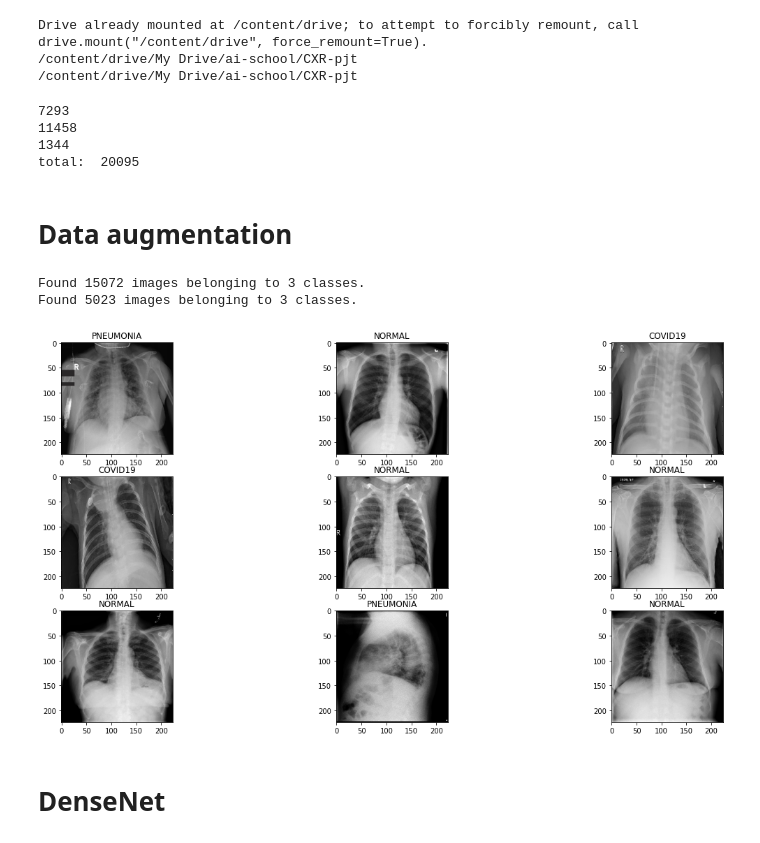
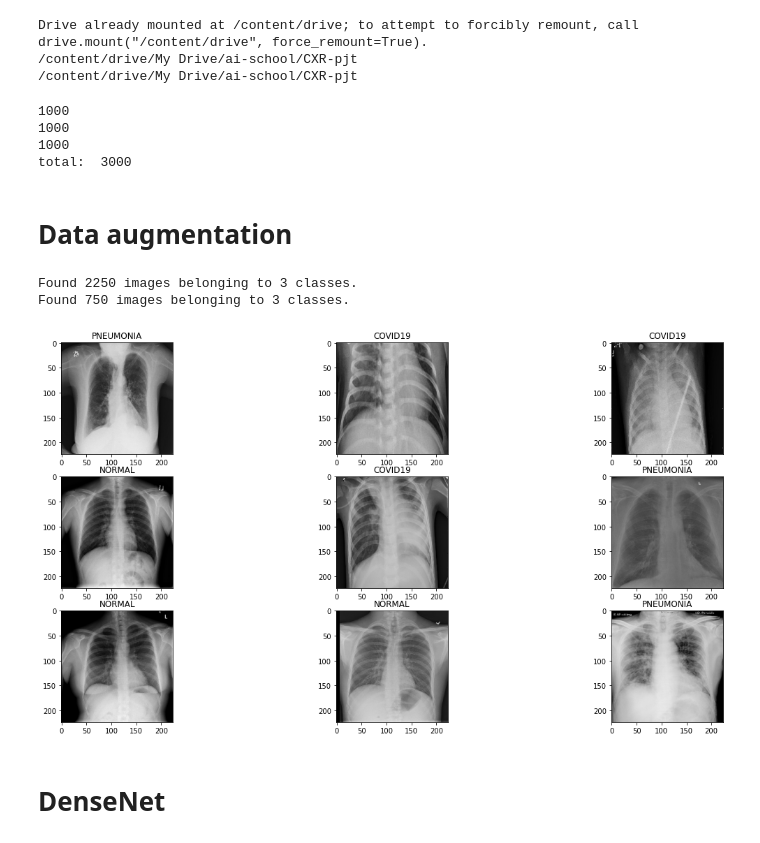
Before and after one commit to Lagom92/CXR_AI, a Jupyter notebook: 2. ML/DenseNet_CXR_3.ipynb, the cells around one changed output. Drawn from its saved outputs; the diff is of its cells as text; code cells hidden in the pictures.

```diff
--- a/2. ML/DenseNet_CXR_3.ipynb
+++ b/2. ML/DenseNet_CXR_3.ipynb
@@ -33,7 +33,7 @@ image_size = 224
 LABELS = {'PNEUMONIA': 0, 'NORMAL': 1, 'COVID19': 2}
 # %%
 # path 설정
-path_data = "./data"
+path_data = "./data_sample"
 
 path_PNEUMONIA = path_data + "/PNEUMONIA"
 path_NORMAL = path_data + "/NORMAL"
@@ -49,10 +49,10 @@ print(len_COVID)
 
 print("total: ", len_COVID + len_NORMAL + len_PNEUMONIA)
 # %% [output]
-7293
-11458
-1344
-total:  20095
+1000
+1000
+1000
+total:  3000
 # %%
 # # 이미지 확인
 # plt.figure(figsize=(20, 10))
@@ -112,8 +112,8 @@ valid_generator = valid_datagen.flow_from_directory(directory = path_data,
                                                     class_mode = 'categorical',
                                                     target_size = (image_size,image_size))
 # %% [output]
-Found 15072 images belonging to 3 classes.
-Found 5023 images belonging to 3 classes.
+Found 2250 images belonging to 3 classes.
+Found 750 images belonging to 3 classes.
 # %%
 def getCode(label):
     return LABELS[label]
@@ -124,16 +124,16 @@ def getLabel(n):
             return key
 # %%
 plt.figure(figsize=(20,10))
-lst = [1000, 2000, 3000, 4000, 5000, 6000, 7000, 8000, 9000]
+lst = [100, 200, 300, 400, 550, 600, 700, 900, 1200]
 cnt = 1
 for i in lst:
     plt.subplot(3, 3, cnt)
     plt.imshow(train_generator.__getitem__(i)[0][0])
     plt.title(getLabel(np.argmax(train_generator.__getitem__(i)[1])) )
     cnt += 1
 plt.show()
 # %% [output]
-[figure, old version]
+[figure, new version]
 # %% [markdown]
 # DenseNet
 # %%
```
Also changed, not shown: parts of 22 cells of this notebook.
